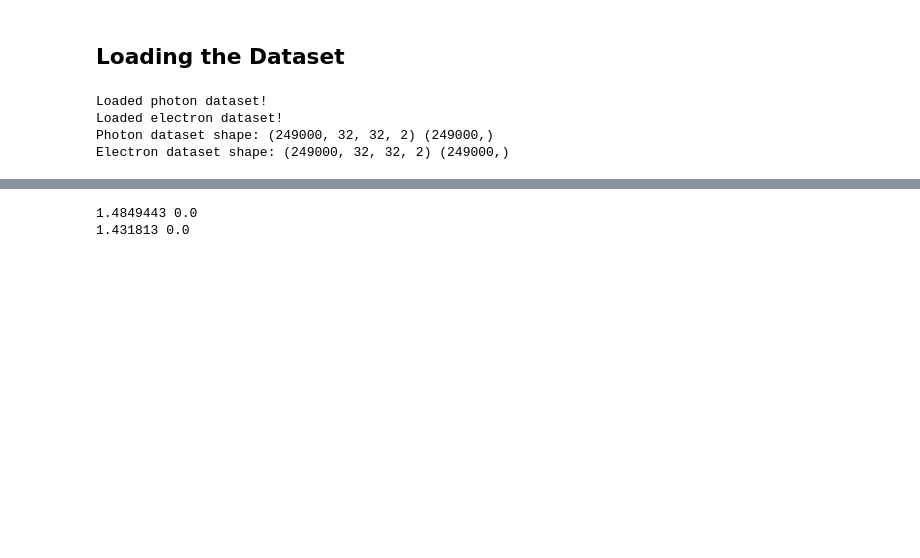
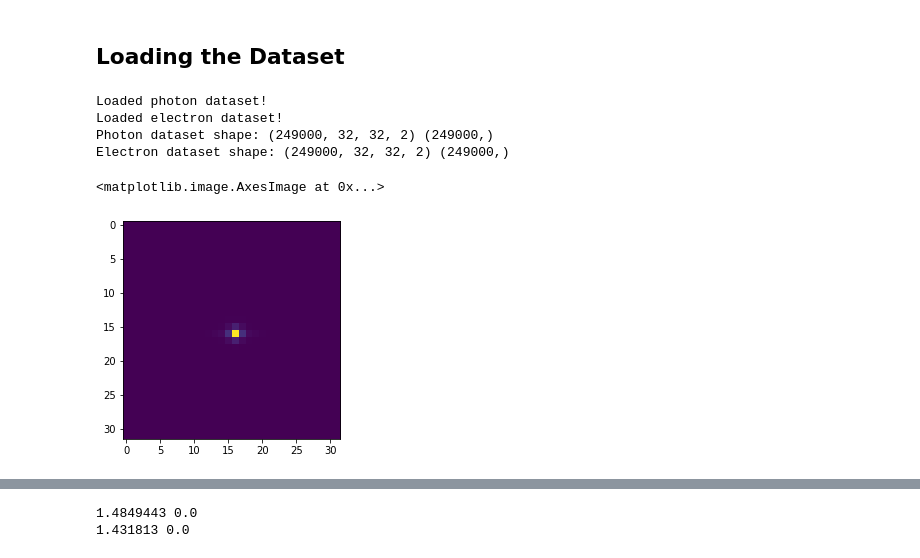
Before and after one commit to ericardomuten/qcnn-hep, a Jupyter notebook: notebook/QCNN.ipynb, the cells around one changed output, grey strips where cells are left out. Drawn from its saved outputs; the diff is of its cells as text; code cells hidden in the pictures; blank space fills up the shorter version.

```diff
--- a/notebook/QCNN.ipynb
+++ b/notebook/QCNN.ipynb
@@ -82,3 +82,10 @@ Loaded photon dataset!
 Loaded electron dataset!
 Photon dataset shape: (249000, 32, 32, 2) (249000,)
 Electron dataset shape: (249000, 32, 32, 2) (249000,)
+# %%
+# photon average image
+
+plt.imshow(np.mean(px[:, :, :, 0], axis=0))
+# %% [output]
+<matplotlib.image.AxesImage at 0x...>
+[figure, added]
```
Also changed, not shown: parts of 31 cells of this notebook.
